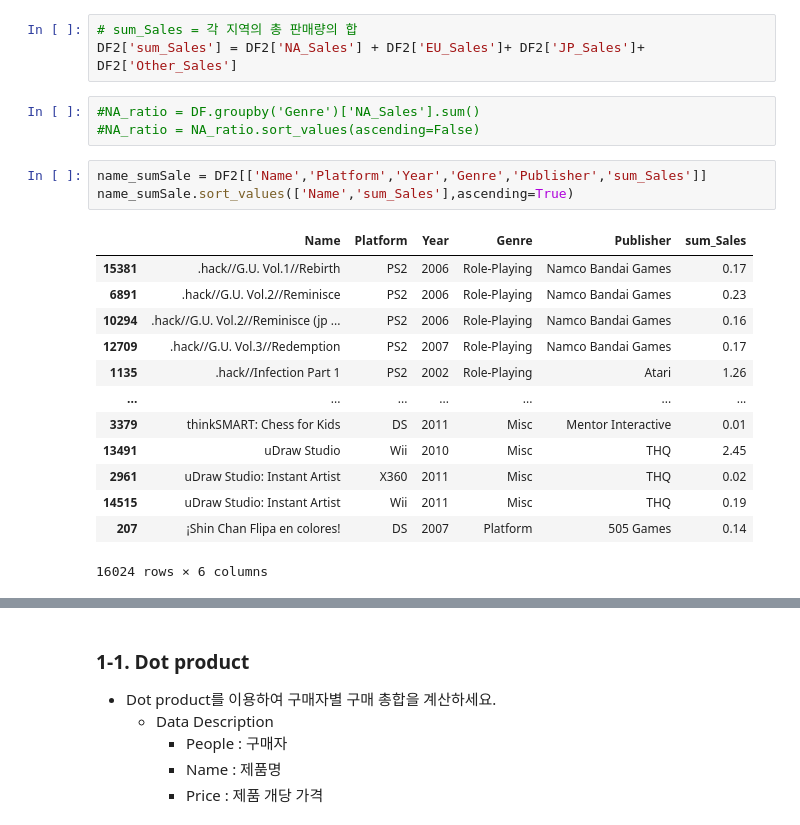
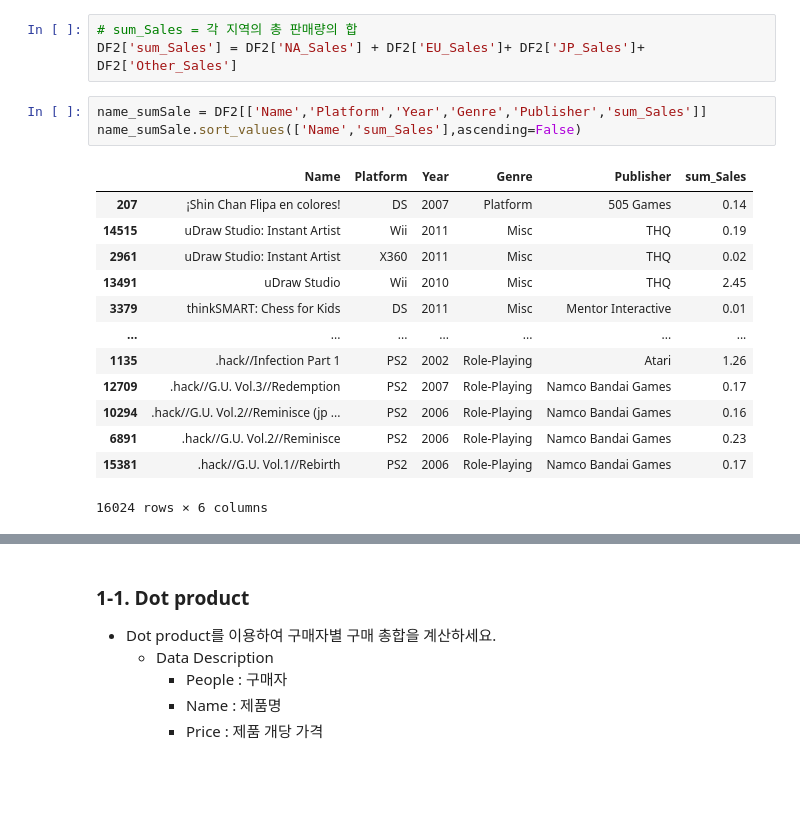
Before and after one commit to sbtmsk/project1, a Jupyter notebook: project1.ipynb, the cells around one changed output, grey strips where cells are left out. Cells and saved outputs as stored; diff of their text form; blank space fills up the shorter version.

```diff
--- a/project1.ipynb
+++ b/project1.ipynb
@@ -466,23 +503,20 @@ DF2 = DF.copy() #훼손 방지
 # %%
 # sum_Sales = 각 지역의 총 판매량의 합
 DF2['sum_Sales'] = DF2['NA_Sales'] + DF2['EU_Sales']+ DF2['JP_Sales']+ DF2['Other_Sales']
-# %%
-#NA_ratio = DF.groupby('Genre')['NA_Sales'].sum()
-#NA_ratio = NA_ratio.sort_values(ascending=False)
 # %%
 name_sumSale = DF2[['Name','Platform','Year','Genre','Publisher','sum_Sales']]
-name_sumSale.sort_values(['Name','sum_Sales'],ascending=True)
+name_sumSale.sort_values(['Name','sum_Sales'],ascending=False)
 # %% [output]
 |  | Name | Platform | Year | Genre | Publisher | sum_Sales |
+| 207 | ¡Shin Chan Flipa en colores! | DS | 2007 | Platform | 505 Games | 0.14 |
+| 14515 | uDraw Studio: Instant Artist | Wii | 2011 | Misc | THQ | 0.19 |
+| 2961 | uDraw Studio: Instant Artist | X360 | 2011 | Misc | THQ | 0.02 |
+| 13491 | uDraw Studio | Wii | 2010 | Misc | THQ | 2.45 |
+| 3379 | thinkSMART: Chess for Kids | DS | 2011 | Misc | Mentor Interactive | 0.01 |
+| ... | ... | ... | ... | ... | ... | ... |
+| 1135 | .hack//Infection Part 1 | PS2 | 2002 | Role-Playing | Atari | 1.26 |
+| 12709 | .hack//G.U. Vol.3//Redemption | PS2 | 2007 | Role-Playing | Namco Bandai Games | 0.17 |
+| 10294 | .hack//G.U. Vol.2//Reminisce (jp ... | PS2 | 2006 | Role-Playing | Namco Bandai Games | 0.16 |
+| 6891 | .hack//G.U. Vol.2//Reminisce | PS2 | 2006 | Role-Playing | Namco Bandai Games | 0.23 |
 | 15381 | .hack//G.U. Vol.1//Rebirth | PS2 | 2006 | Role-Playing | Namco Bandai Games | 0.17 |
-| 6891 | .hack//G.U. Vol.2//Reminisce | PS2 | 2006 | Role-Playing | Namco Bandai Games | 0.23 |
-| 10294 | .hack//G.U. Vol.2//Reminisce (jp ... | PS2 | 2006 | Role-Playing | Namco Bandai Games | 0.16 |
-| 12709 | .hack//G.U. Vol.3//Redemption | PS2 | 2007 | Role-Playing | Namco Bandai Games | 0.17 |
-| 1135 | .hack//Infection Part 1 | PS2 | 2002 | Role-Playing | Atari | 1.26 |
-| ... | ... | ... | ... | ... | ... | ... |
-| 3379 | thinkSMART: Chess for Kids | DS | 2011 | Misc | Mentor Interactive | 0.01 |
-| 13491 | uDraw Studio | Wii | 2010 | Misc | THQ | 2.45 |
-| 2961 | uDraw Studio: Instant Artist | X360 | 2011 | Misc | THQ | 0.02 |
-| 14515 | uDraw Studio: Instant Artist | Wii | 2011 | Misc | THQ | 0.19 |
-| 207 | ¡Shin Chan Flipa en colores! | DS | 2007 | Platform | 505 Games | 0.14 |
 16024 rows × 6 columns
```
Also changed, not shown: parts of 32 cells of this notebook.
